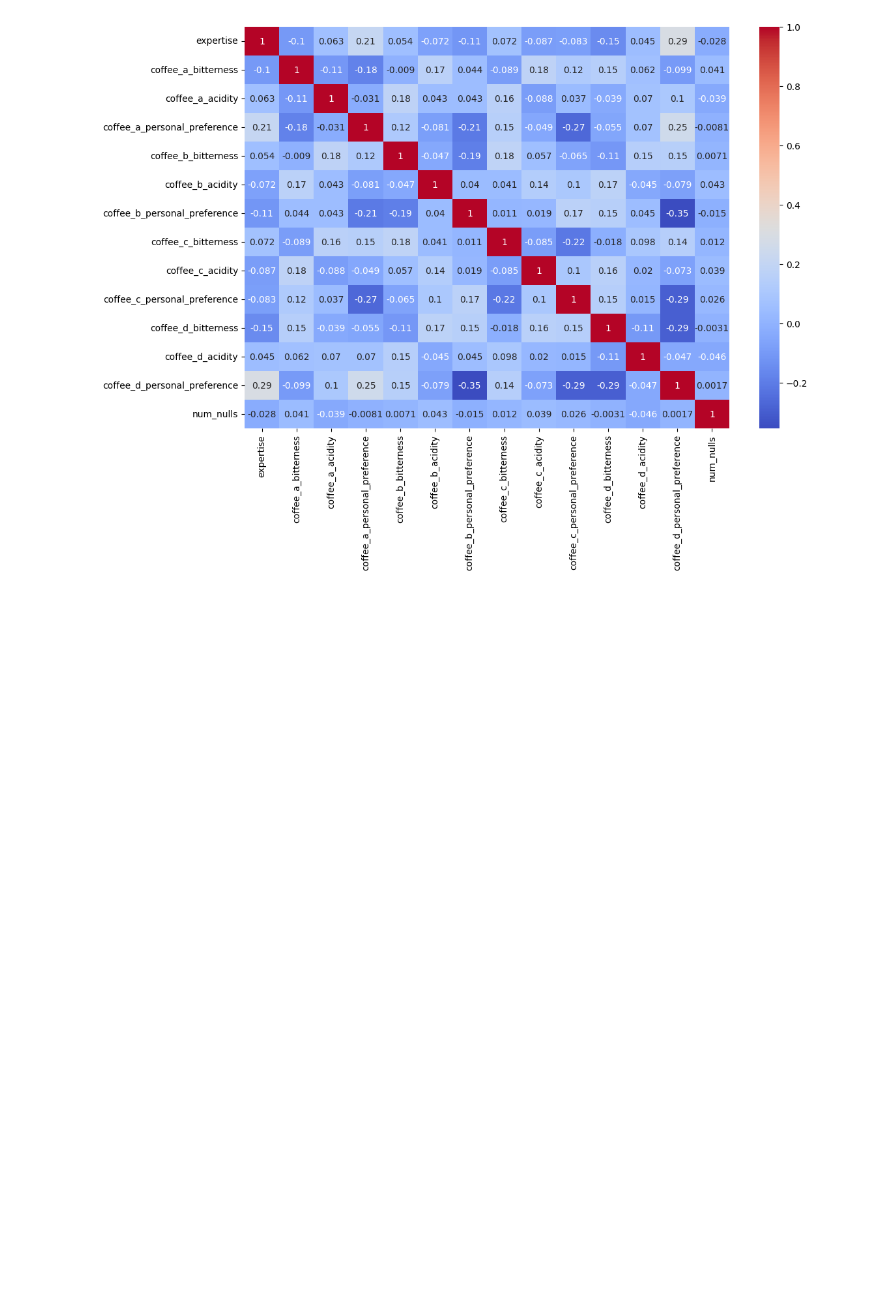
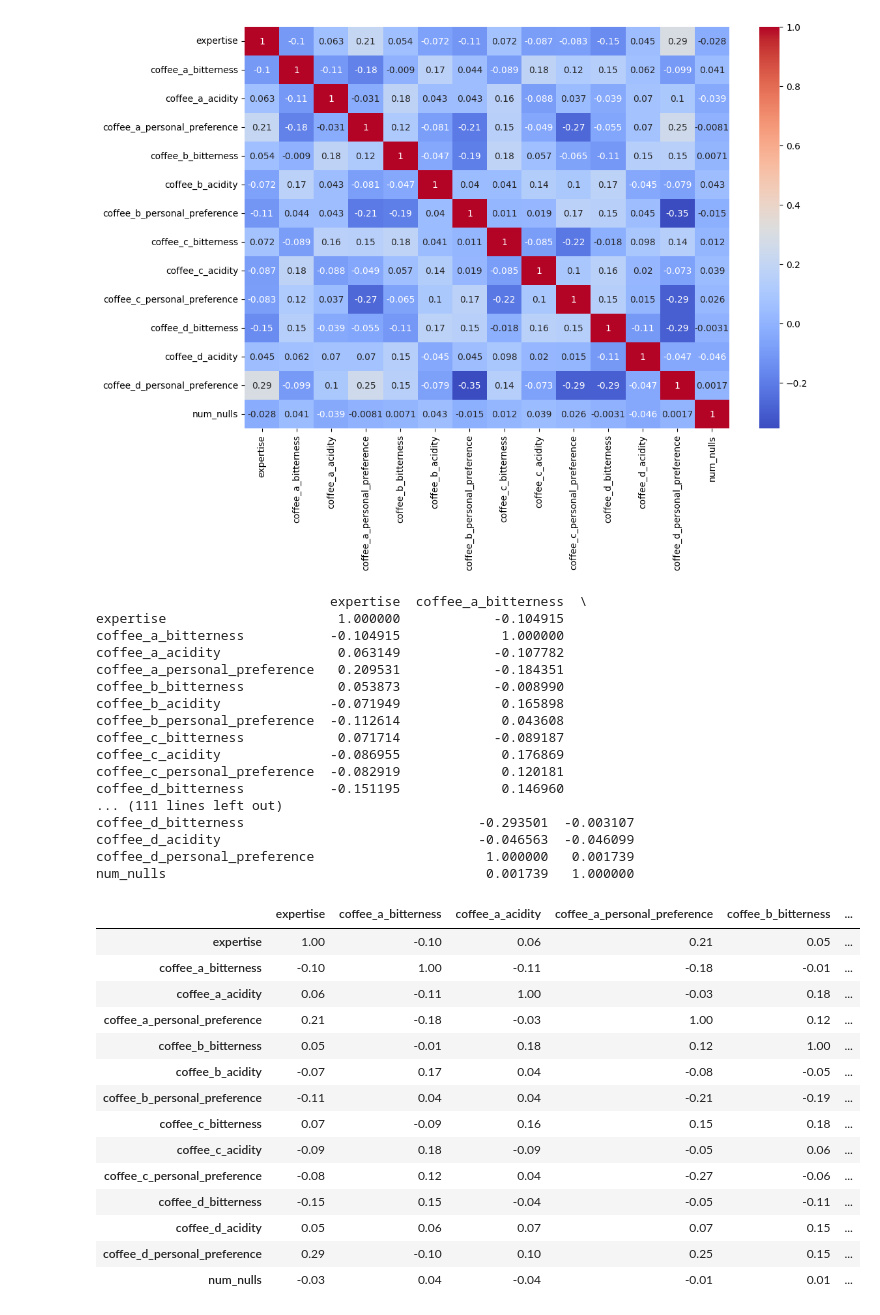
Before and after one commit to k10sj02/tidy-pydy-tuesday, a Jupyter notebook: 2024-05-14_coffee_taste_test/2024-05-14_coffee_taste_test.ipynb, the cells around one changed output. Saved outputs shown, nothing was run; the diff lists cells and outputs as text; code cells hidden in the pictures; blank space fills up the shorter version.

```diff
--- a/2024-05-14_coffee_taste_test/2024-05-14_coffee_taste_test.ipynb
+++ b/2024-05-14_coffee_taste_test/2024-05-14_coffee_taste_test.ipynb
@@ -212,3 +212,54 @@ sns.heatmap(corr, annot=True, cmap='coolwarm')
 # %% [output]
 <Axes: >
 [figure]
+# %%
+from IPython.display import display
+
+# Select numeric columns only
+numeric_cols = coffee_survey.select_dtypes(include="number")
+
+# Compute correlation
+corr = numeric_cols.corr()
+print(corr)
+
+# Display correlation table with color gradient and 2 decimal precision
+display(corr.style.background_gradient(cmap="coolwarm").format("{:.2f}"))
+
+# Observation: There are no strong correlations among bitterness, acidity, personal preferences, or expertise.
+# This means that each coffee's ratings are largely independent, and expertise has minimal influence on preferences.
+# Weak negative correlations between some personal preferences suggest slight trade-offs, but these effects are modest.
+# Implication: Predicting a user's preference based on other coffees, taste attributes, or expertise is unlikely to be reliable.
+# Analysis should focus on distributions, individual ratings, or clustering rather than linear correlations.
+# %% [output]
+                              expertise  coffee_a_bitterness  \
+expertise                      1.000000            -0.104915
+coffee_a_bitterness           -0.104915             1.000000
+coffee_a_acidity               0.063149            -0.107782
+coffee_a_personal_preference   0.209531            -0.184351
+coffee_b_bitterness            0.053873            -0.008990
+coffee_b_acidity              -0.071949             0.165898
+coffee_b_personal_preference  -0.112614             0.043608
+coffee_c_bitterness            0.071714            -0.089187
+coffee_c_acidity              -0.086955             0.176869
+coffee_c_personal_preference  -0.082919             0.120181
+coffee_d_bitterness           -0.151195             0.146960
+... (111 lines left out)
+coffee_d_bitterness                              -0.293501  -0.003107
+coffee_d_acidity                                 -0.046563  -0.046099
+coffee_d_personal_preference                      1.000000   0.001739
+num_nulls                                         0.001739   1.000000
+|  | expertise | coffee_a_bitterness | coffee_a_acidity | coffee_a_personal_preference | coffee_b_bitterness | ... |
+| expertise | 1.00 | -0.10 | 0.06 | 0.21 | 0.05 | ... |
+| coffee_a_bitterness | -0.10 | 1.00 | -0.11 | -0.18 | -0.01 | ... |
+| coffee_a_acidity | 0.06 | -0.11 | 1.00 | -0.03 | 0.18 | ... |
+| coffee_a_personal_preference | 0.21 | -0.18 | -0.03 | 1.00 | 0.12 | ... |
+| coffee_b_bitterness | 0.05 | -0.01 | 0.18 | 0.12 | 1.00 | ... |
+| coffee_b_acidity | -0.07 | 0.17 | 0.04 | -0.08 | -0.05 | ... |
+| coffee_b_personal_preference | -0.11 | 0.04 | 0.04 | -0.21 | -0.19 | ... |
+| coffee_c_bitterness | 0.07 | -0.09 | 0.16 | 0.15 | 0.18 | ... |
+| coffee_c_acidity | -0.09 | 0.18 | -0.09 | -0.05 | 0.06 | ... |
+| coffee_c_personal_preference | -0.08 | 0.12 | 0.04 | -0.27 | -0.06 | ... |
+| coffee_d_bitterness | -0.15 | 0.15 | -0.04 | -0.05 | -0.11 | ... |
+| coffee_d_acidity | 0.05 | 0.06 | 0.07 | 0.07 | 0.15 | ... |
+| coffee_d_personal_preference | 0.29 | -0.10 | 0.10 | 0.25 | 0.15 | ... |
+| num_nulls | -0.03 | 0.04 | -0.04 | -0.01 | 0.01 | ... |
```
Also changed, not shown: parts of 4 cells of this notebook, 2 other files.
